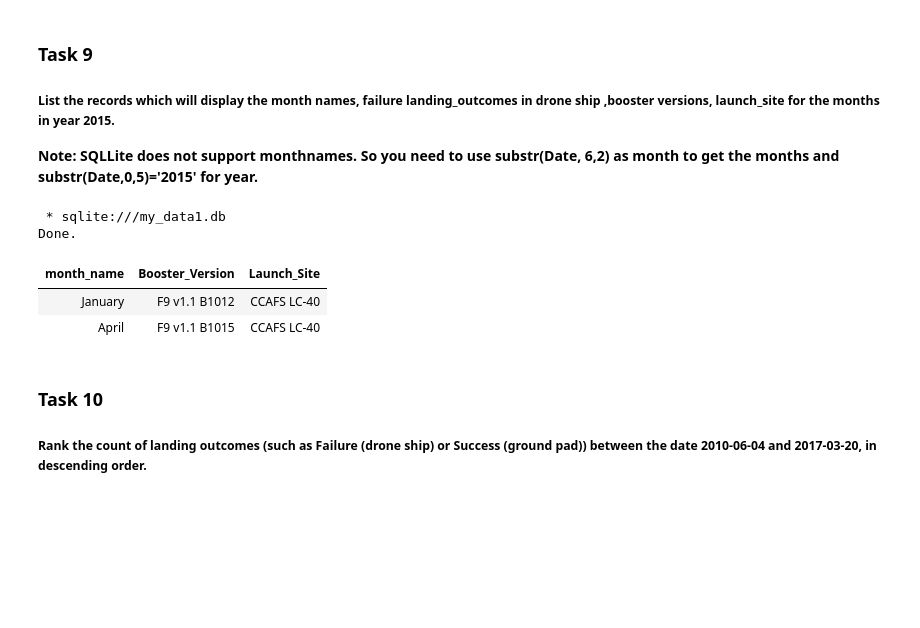
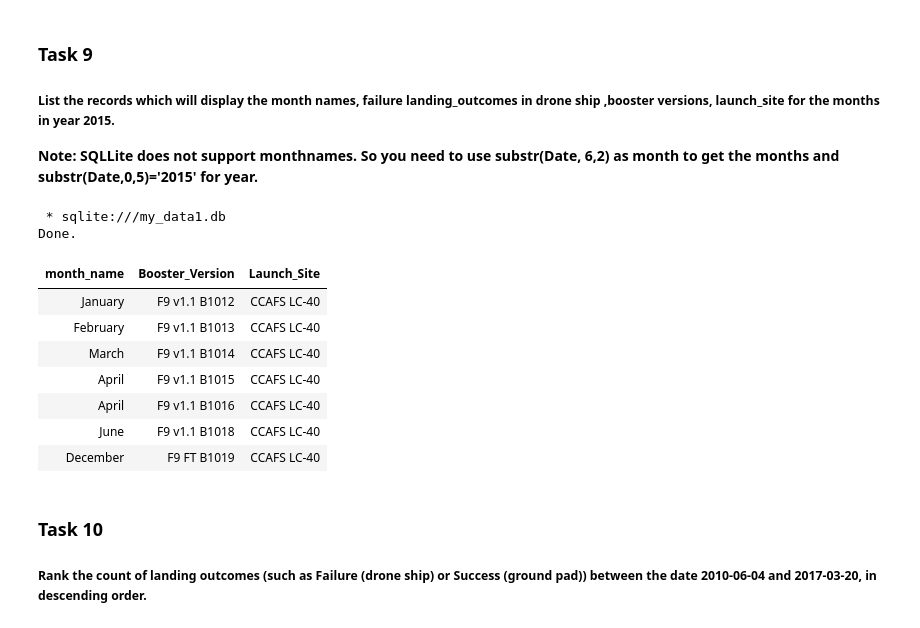
Before and after one commit to AdnanRahmanpoor/IBMDSCourse, a Jupyter notebook: Final Capstone Project/04-SQL-EDA.ipynb, the cells around one changed output. Saved outputs shown, nothing was run; the diff lists cells and outputs as text; code cells hidden in the pictures; blank space fills up the shorter version.

```diff
--- a/Final Capstone Project/04-SQL-EDA.ipynb
+++ b/Final Capstone Project/04-SQL-EDA.ipynb
@@ -261,33 +275,37 @@ Done.
 # %%
 %%sql
 SELECT
     CASE substr(Date, 6, 2)
         WHEN '01' THEN 'January'
         WHEN '02' THEN 'February'
         WHEN '03' THEN 'March'
         WHEN '04' THEN 'April'
         WHEN '05' THEN 'May'
         WHEN '06' THEN 'June'
         WHEN '07' THEN 'July'
         WHEN '08' THEN 'August'
         WHEN '09' THEN 'September'
         WHEN '10' THEN 'October'
         WHEN '11' THEN 'November'
         WHEN '12' THEN 'December'
     END AS month_name,
     "Booster_Version",
     "Launch_Site"
 FROM
     SPACEXTBL
 WHERE
     substr(Date, 1, 4) = '2015'
-    AND "Landing_Outcome" LIKE 'Failure (drone ship)';
 # %% [output]
  * sqlite:///my_data1.db
 Done.
 | month_name | Booster_Version | Launch_Site |
 | January | F9 v1.1 B1012 | CCAFS LC-40 |
+| February | F9 v1.1 B1013 | CCAFS LC-40 |
+| March | F9 v1.1 B1014 | CCAFS LC-40 |
 | April | F9 v1.1 B1015 | CCAFS LC-40 |
+| April | F9 v1.1 B1016 | CCAFS LC-40 |
+| June | F9 v1.1 B1018 | CCAFS LC-40 |
+| December | F9 FT B1019 | CCAFS LC-40 |
 # %% [markdown]
 ### Task 10
 
```
Also changed, not shown: parts of 7 cells of this notebook, 12 other files.
